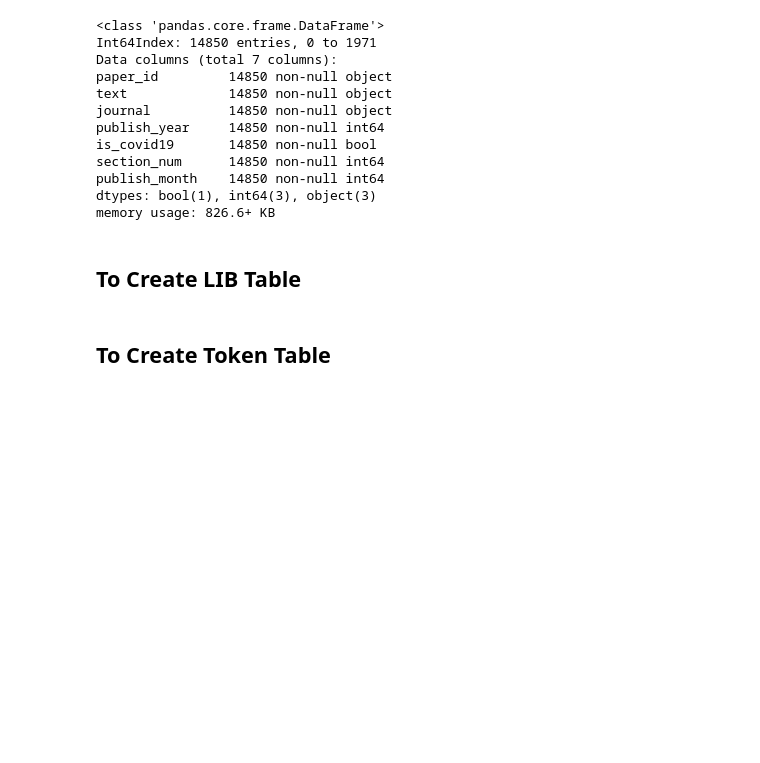
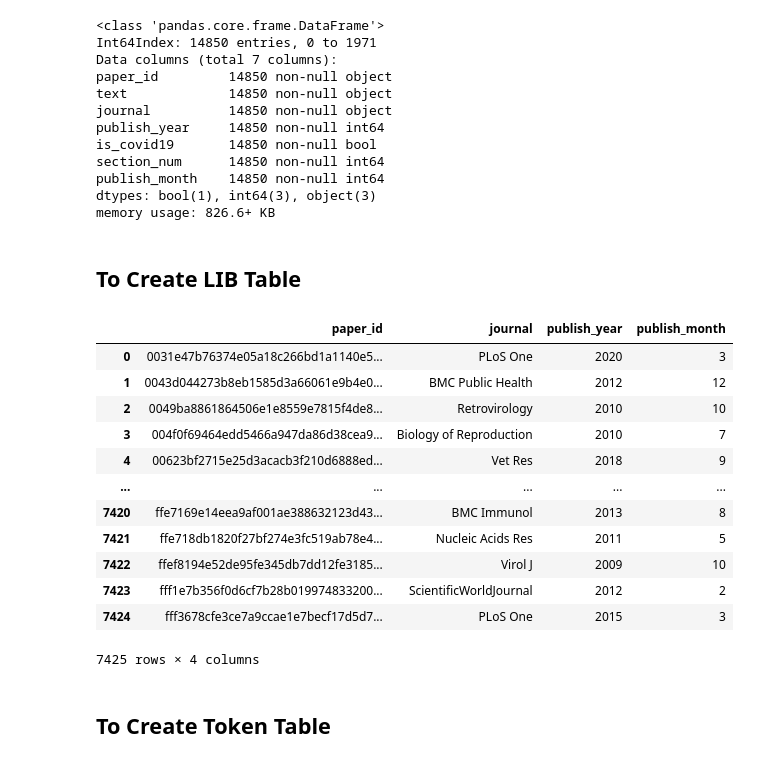
Before and after one commit to vidhig/covid19-research-data-analysis, a Jupyter notebook: notebooks/data_pre_process.ipynb, the cells around one changed output. Cells and saved outputs as stored; diff of their text form; code cells hidden in the pictures; blank space fills up the shorter version.

```diff
--- a/notebooks/data_pre_process.ipynb
+++ b/notebooks/data_pre_process.ipynb
@@ -110,7 +144,22 @@ memory usage: 826.6+ KB
 # %% [markdown]
 ## To Create LIB Table
 # %%
-LIB = df[['paper_id','journal','publish_year','publish_month']]
+LIB = df[['paper_id','journal','publish_year','publish_month']].groupby(['paper_id','journal','publish_year','publish_month']).count().reset_index()
+LIB
+# %% [output]
+|  | paper_id | journal | publish_year | publish_month |
+| 0 | 0031e47b76374e05a18c266bd1a1140e5... | PLoS One | 2020 | 3 |
+| 1 | 0043d044273b8eb1585d3a66061e9b4e0... | BMC Public Health | 2012 | 12 |
+| 2 | 0049ba8861864506e1e8559e7815f4de8... | Retrovirology | 2010 | 10 |
+| 3 | 004f0f69464edd5466a947da86d38cea9... | Biology of Reproduction | 2010 | 7 |
+| 4 | 00623bf2715e25d3acacb3f210d6888ed... | Vet Res | 2018 | 9 |
+| ... | ... | ... | ... | ... |
+| 7420 | ffe7169e14eea9af001ae388632123d43... | BMC Immunol | 2013 | 8 |
+| 7421 | ffe718db1820f27bf274e3fc519ab78e4... | Nucleic Acids Res | 2011 | 5 |
+| 7422 | ffef8194e52de95fe345db7dd12fe3185... | Virol J | 2009 | 10 |
+| 7423 | fff1e7b356f0d6cf7b28b019974833200... | ScientificWorldJournal | 2012 | 2 |
+| 7424 | fff3678cfe3ce7a9ccae1e7becf17d5d7... | PLoS One | 2015 | 3 |
+7425 rows × 4 columns
 # %%
 LIB.to_csv('../dataset/processed-files/LIB.csv', index=False)
 # %% [markdown]
```
Also changed, not shown: parts of 4 cells of this notebook, 3 other files.
